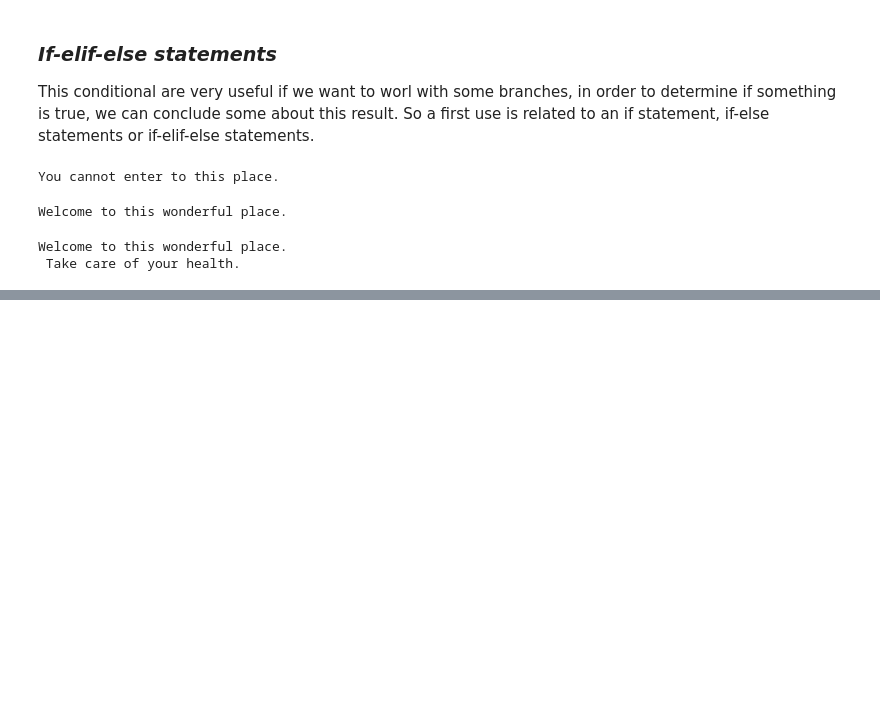
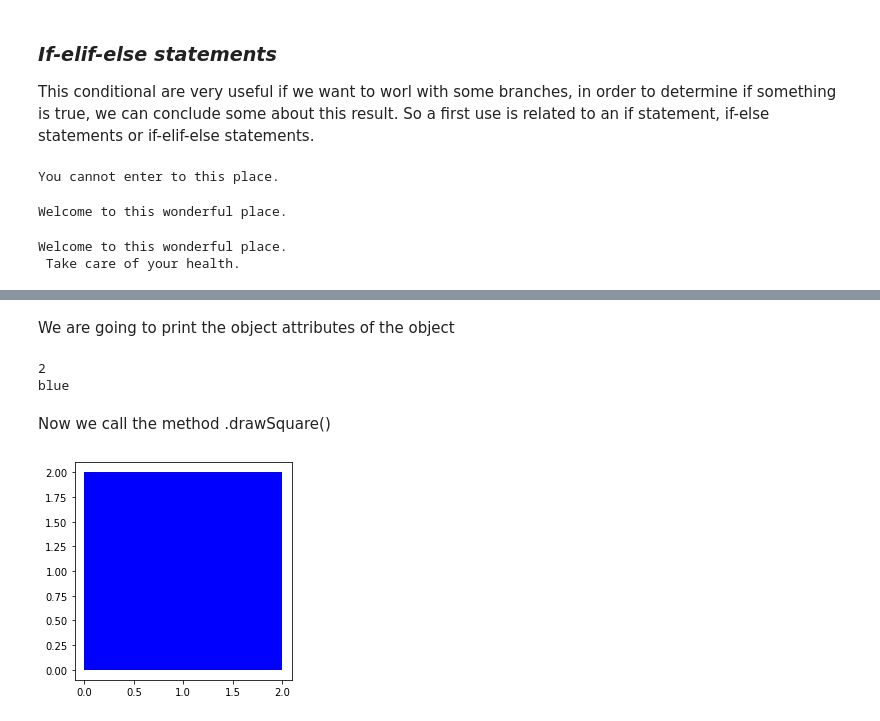
Before and after one commit to ajrianop/Python, a Jupyter notebook: Python_Basics.ipynb, the cells around one changed output, grey strips where cells are left out. Cells and saved outputs as stored; diff of their text form; code cells hidden in the pictures; blank space fills up the shorter version.

```diff
--- a/Python_Basics.ipynb
+++ b/Python_Basics.ipynb
@@ -374,0 +824,36 @@ Welcome to this wonderful place.
+# %%
+class Square(object):
+
+  #Constructor:
+  def __init__(self, side=1, color='red'):
+    self.side=side
+    self.color=color
+
+  #Method
+  def add_side(self, l):
+    self.side=self.side + l
+    return(self.side)
+
+  def drawSquare(self):
+    plt.gca().add_patch(plt.Rectangle((0, 0), self.side, self.side, fill = True, facecolor=self.color))
+    plt.axis('scaled')
+    plt.show()
+# %%
+#Create an object
+Square1=Square(2,'blue')
+# Find out the methods can be used on the object RedCircle
+#dir(Square1)
+# %% [markdown]
+We are going to print the object attributes of the object
+# %%
+print(Square1.side)
+print(Square1.color)
+# %% [output]
+2
+blue
+# %% [markdown]
+Now we call the method .drawSquare()
+# %%
+Square1.drawSquare()
+# %% [output]
+[figure, added]
```
Also changed, not shown: parts of 62 cells of this notebook.
